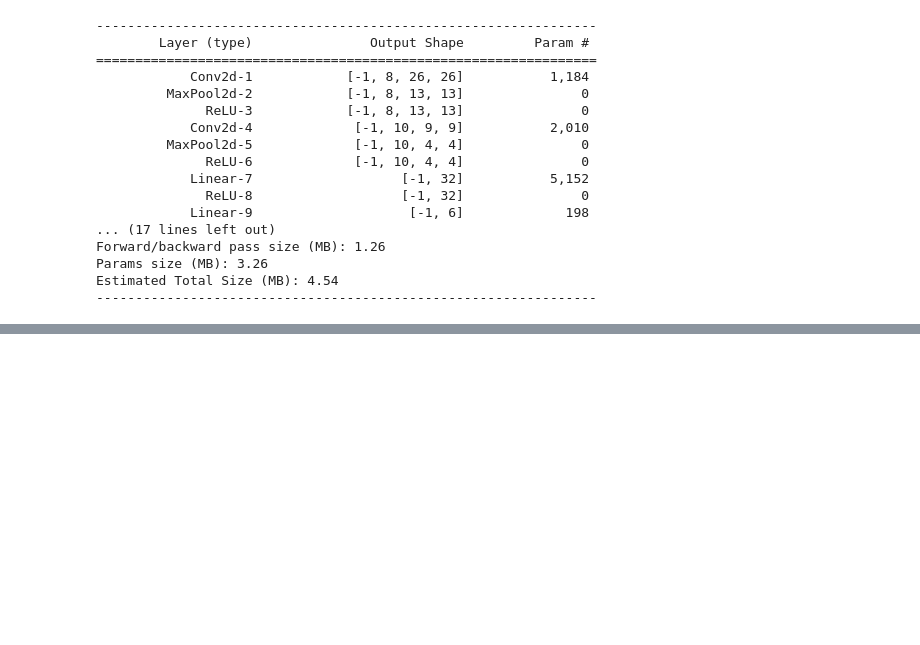
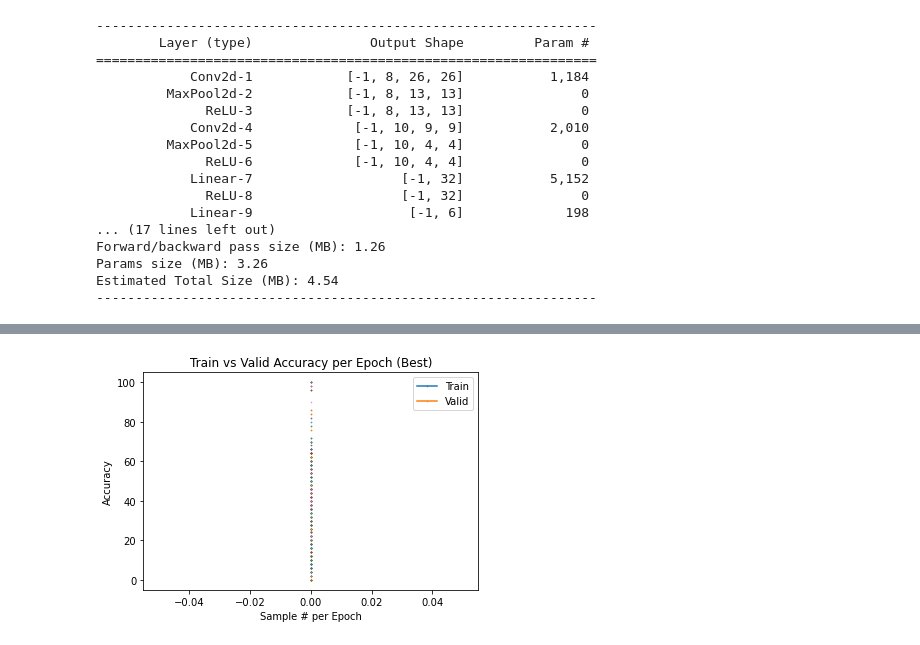
Before and after one commit to geraldmc/DL4CV-2022, a Jupyter notebook: project-I/main.ipynb, the cells around one changed output, grey strips where cells are left out. Saved outputs shown, nothing was run; the diff lists cells and outputs as text; code cells hidden in the pictures; blank space fills up the shorter version.

```diff
--- a/project-I/main.ipynb
+++ b/project-I/main.ipynb
@@ -87,17 +87,10 @@ train_loader = data.DataLoader(train_data,
     batch_size=BATCH_SIZE, shuffle=True,
     num_workers=2)
 
-test_data = datasets.ImageFolder(
-    root=TEST_DATA_PATH,
-    transform=tfs.base_transform)
-test_loader  = data.DataLoader(test_data,
-    batch_size=BATCH_SIZE, shuffle=True,
-    num_workers=2)
-
 val_data = datasets.ImageFolder(
     root=VAL_DATA_PATH,
     transform=tfs.base_transform)
-val_loader  = data.DataLoader(test_data,
+val_loader  = data.DataLoader(val_data,
     batch_size=BATCH_SIZE, shuffle=False,
     num_workers=2)
 # %%
@@ -216,7 +238,8 @@ def validate(epoch):
 training_accuracy = []
 validation_accuracy = []
 
-for epoch in range(1, args.num_epochs + 1):
+#for epoch in range(1, args.num_epochs + 1):
+for epoch in range(1, 1 + 1):
     training_accuracy.append(train(epoch))
     validation_accuracy.append(validate(epoch))
 # %% [output]
@@ -292,0 +256,14 @@ Training set: Average loss: 0.1851, Accuracy: 23886/25050 (95.353%)
+# %%
+import matplotlib.pyplot as plt
+
+# Plot accuracy
+
+plt.plot(training_accuracy,'-o', markersize=.5)
+plt.plot(validation_accuracy,'-o', markersize=.5)
+plt.xlabel('Sample # per Epoch')
+plt.ylabel('Accuracy')
+plt.legend(['Train','Valid'])
+plt.title('Train vs Valid Accuracy per Epoch (Best)')
+None
+# %% [output]
+[figure, added]
```
Also changed, not shown: parts of 18 cells of this notebook, 4 other files.
